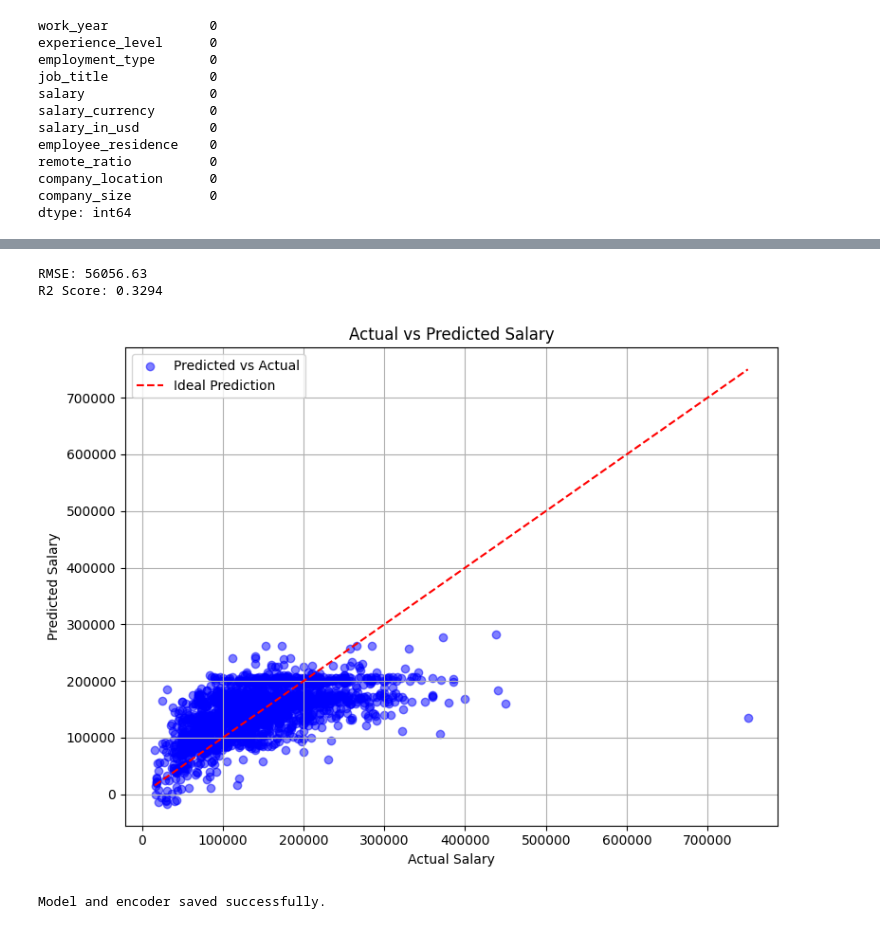
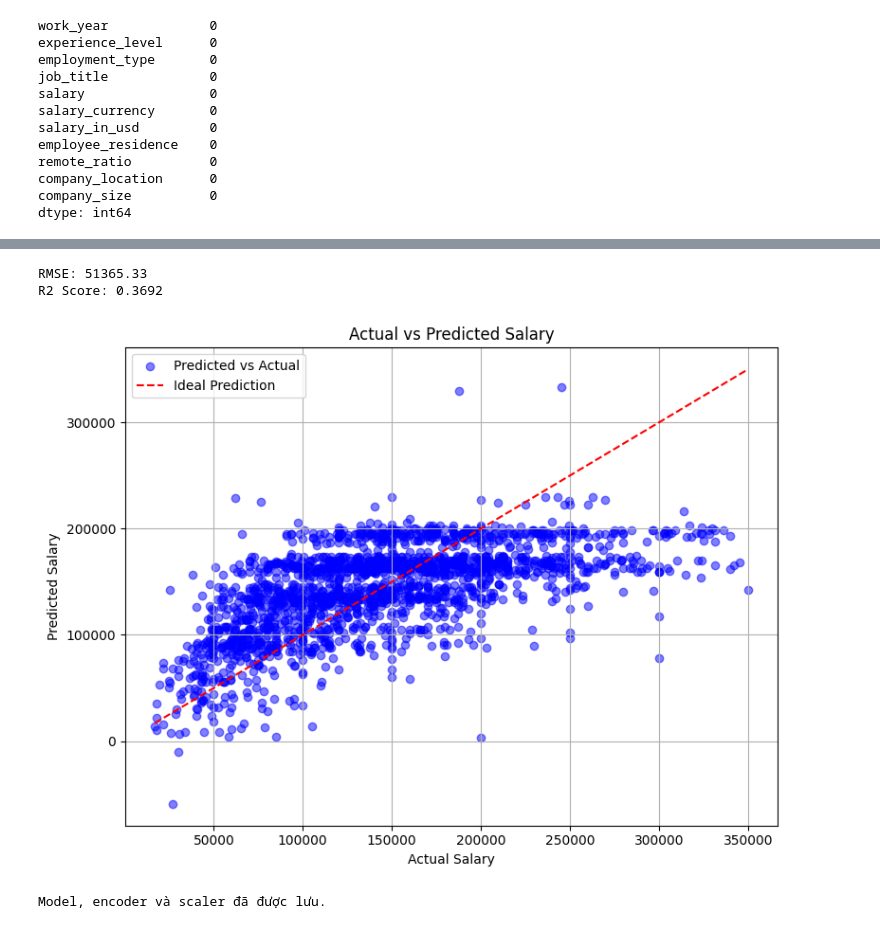
Before and after one commit to tuanduog/IT_Salary_Predict, a Jupyter notebook: notebook/show.ipynb, the cells around one changed output, grey strips where cells are left out. Saved outputs shown, nothing was run; the diff lists cells and outputs as text; code cells hidden in the pictures.

```diff
--- a/notebook/show.ipynb
+++ b/notebook/show.ipynb
@@ -86,10 +87,10 @@ dtype: int64
 df_cleaned = clean_data(df)
 
 # Mã hóa categorical
-x_encoded, encoder = encode_features(df_cleaned, fit_encoder=True)
+X, encoder, scaler = encode_features(df_cleaned, fit_encoder=True, fit_scaler=True)
 
-# Ghép lại để có dataframe cuối cùng (có cột salary)
-df_encoded = pd.concat([x_encoded, df_cleaned['salary_in_usd']], axis=1)
+# Ghép lại để debug
+df_encoded = pd.concat([X, df_cleaned['salary_in_usd']], axis=1)
 
-# Tách X, y
+# Hoặc tách
 X, y = select_features(df_encoded)
@@ -96,8 +203,8 @@ X, y = select_features(df_encoded)
 # %%
 # Xây dựng mô hình hồi quy tuyến tính
-train_and_save_model(X, y, encoder)
+train_and_save_model(X, y, encoder, scaler)
 # %% [output]
-RMSE: 56056.63
-R2 Score: 0.3294
+RMSE: 51365.33
+R2 Score: 0.3692
-[figure, old version]
+[figure, new version]
-Model and encoder saved successfully.
+Model, encoder và scaler đã được lưu.
```
Also changed, not shown: parts of 6 cells of this notebook.
